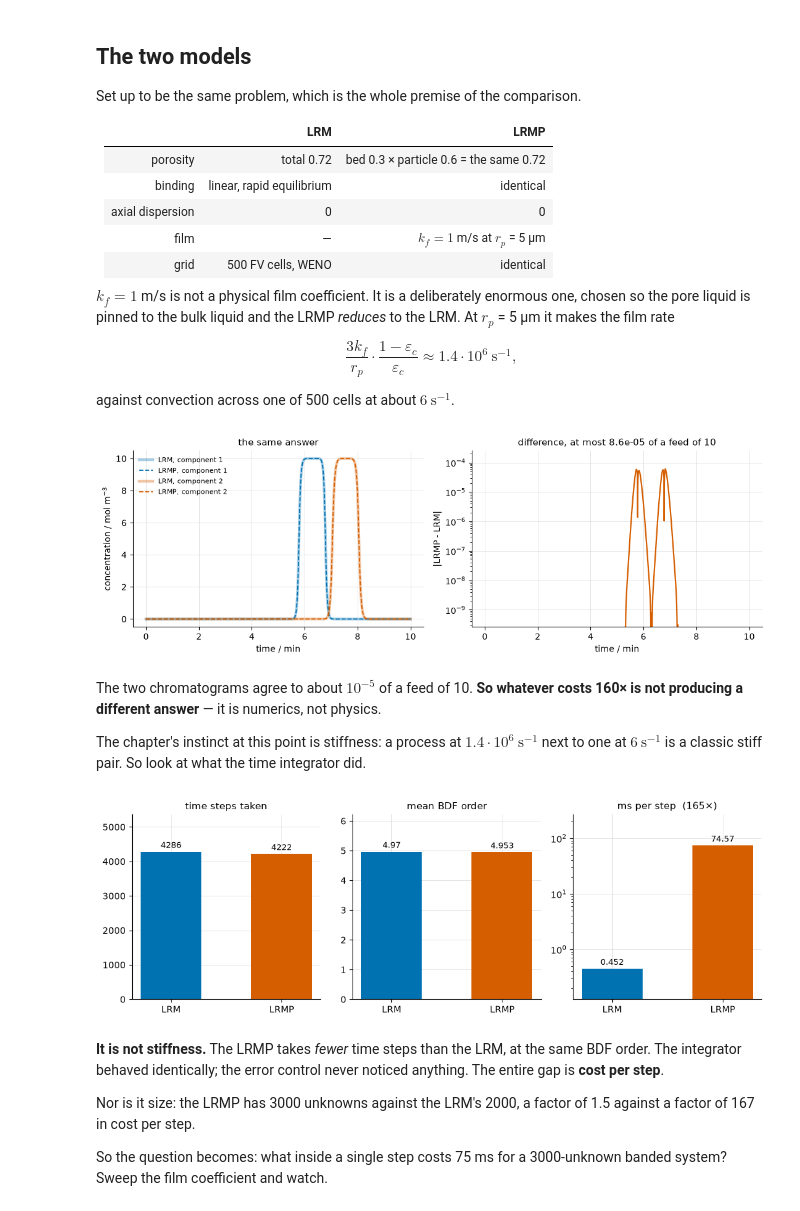
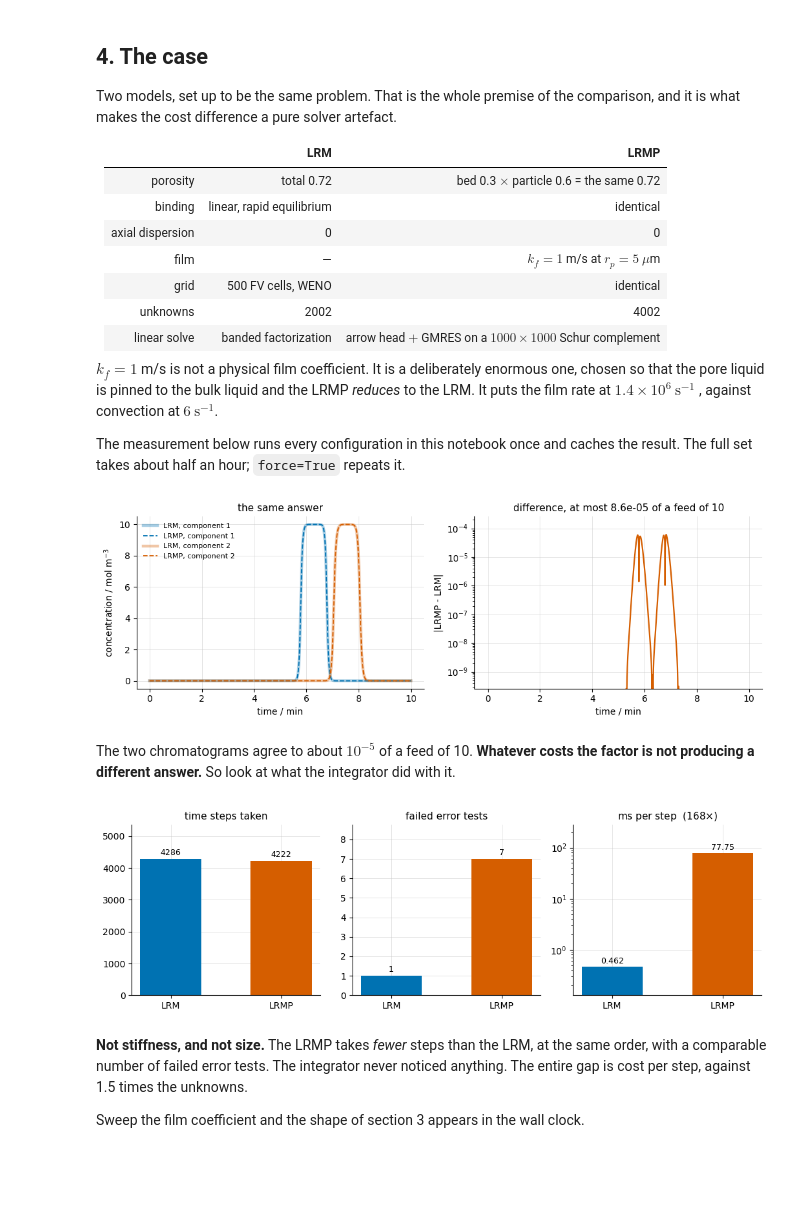
Before and after one commit to cadet/CADET-Workshop, a Jupyter notebook: 98 Numerics/Cost case study - LRMP vs LRM.ipynb, the cells around one changed output. Drawn from its saved outputs; the diff is of its cells as text; code cells hidden in the pictures; blank space fills up the shorter version.

```diff
--- a/98 Numerics/Cost case study - LRMP vs LRM.ipynb
+++ b/98 Numerics/Cost case study - LRMP vs LRM.ipynb
@@ -13,41 +257,48 @@ This notebook belongs with the stiffness chapter as its counterpoint: everything
 # %% [markdown]
-## The two models
+## 4. The case
 
-Set up to be the same problem, which is the whole premise of the comparison.
+Two models, set up to be the same problem. That is the whole premise of the
+comparison, and it is what makes the cost difference a pure solver artefact.
 
 | | LRM | LRMP |
 |---|---|---|
-| porosity | total 0.72 | bed 0.3 × particle 0.6 = the same 0.72 |
+| porosity | total 0.72 | bed 0.3 $\times$ particle 0.6 = the same 0.72 |
 | binding | linear, rapid equilibrium | identical |
 | axial dispersion | 0 | 0 |
-| film | — | $k_f = 1$ m/s at $r_p$ = 5 µm |
+| film | — | $k_f = 1$ m/s at $r_p = 5\ \mu$m |
 | grid | 500 FV cells, WENO | identical |
+| unknowns | 2002 | 4002 |
+| linear solve | banded factorization | arrow head $+$ GMRES on a $1000 \times 1000$ Schur complement |
 
-$k_f = 1$ m/s is not a physical film coefficient. It is a deliberately enormous one, chosen so the pore liquid is pinned to the bulk liquid and the LRMP *reduces* to the LRM. At $r_p$ = 5 µm it makes the film rate
+$k_f = 1$ m/s is not a physical film coefficient. It is a deliberately enormous
+one, chosen so that the pore liquid is pinned to the bulk liquid and the LRMP
+*reduces* to the LRM. It puts the film rate at $1.4 \times 10^{6}\
+\mathrm{s^{-1}}$, against convection at $6\ \mathrm{s^{-1}}$.
 
-$$\frac{3 k_f}{r_p}\cdot\frac{1-\varepsilon_c}{\varepsilon_c} \approx 1.4\cdot10^{6}\ \mathrm{s^{-1}},$$
-
-against convection across one of 500 cells at about $6\ \mathrm{s^{-1}}$.
+The measurement below runs every configuration in this notebook once and caches
+the result. The full set takes about half an hour; `force=True` repeats it.
 # %%
-import utility.lrmp_cost_explorer as study
+runs, curves = study.measure()
 
 study.plot_same_problem();
 # %% [output]
-[figure, old version]
+[figure, new version]
 # %% [markdown]
-The two chromatograms agree to about $10^{-5}$ of a feed of 10. **So whatever costs 160× is not producing a different answer** — it is numerics, not physics.
-
-The chapter's instinct at this point is stiffness: a process at $1.4\cdot10^{6}\ \mathrm{s^{-1}}$ next to one at $6\ \mathrm{s^{-1}}$ is a classic stiff pair. So look at what the time integrator did.
+The two chromatograms agree to about $10^{-5}$ of a feed of 10. **Whatever
+costs the factor is not producing a different answer.** So look at what the
+integrator did with it.
 # %%
 study.plot_where_the_time_goes();
 # %% [output]
-[figure, old version]
+[figure, new version]
 # %% [markdown]
-**It is not stiffness.** The LRMP takes *fewer* time steps than the LRM, at the same BDF order. The integrator behaved identically; the error control never noticed anything. The entire gap is **cost per step**.
+**Not stiffness, and not size.** The LRMP takes *fewer* steps than the LRM, at
+the same order, with a comparable number of failed error tests. The integrator
+never noticed anything. The entire gap is cost per step, against 1.5 times the
+unknowns.
 
-Nor is it size: the LRMP has 3000 unknowns against the LRM's 2000, a factor of 1.5 against a factor of 167 in cost per step.
-
-So the question becomes: what inside a single step costs 75 ms for a 3000-unknown banded system? Sweep the film coefficient and watch.
+Sweep the film coefficient and the shape of section 3 appears in the wall
+clock.
 # %%
 study.plot_the_cliff();
 # %% [output]
```
Also changed, not shown: parts of 27 cells of this notebook, 11 other files.
